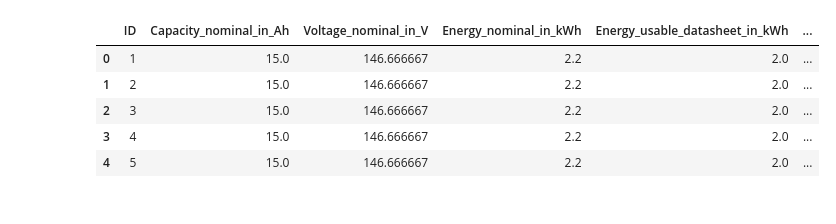
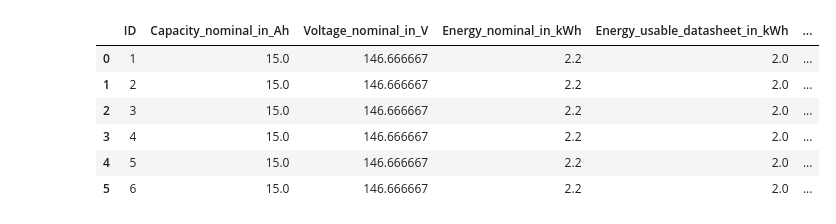
Before and after one commit to tamoghnabh/Shadow-Project, a Jupyter notebook: eoc_eod_filter.ipynb, the cells around one changed output. Saved outputs shown, nothing was run; the diff lists cells and outputs as text; code cells hidden in the pictures.

```diff
--- a/eoc_eod_filter.ipynb
+++ b/eoc_eod_filter.ipynb
@@ -12,14 +16,15 @@ from eoc_eod_functions import *
 cap_tests = pd.read_excel('/home/tamoghna/Matlab/Mehran_stuff/Metadata_and_Code/00_Data/00_Metadata/Capacity_Tests.xlsx')
 systems_md = pd.read_excel('/home/tamoghna/Matlab/Mehran_stuff/Metadata_and_Code/00_Data/00_Metadata/Metadata_Systems.xlsx')
 # %%
-systems_md.head()
+systems_md.head(6)
 # %% [output]
 |  | ID | Capacity_nominal_in_Ah | Voltage_nominal_in_V | Energy_nominal_in_kWh | Energy_usable_datasheet_in_kWh | ... |
 | 0 | 1 | 15.0 | 146.666667 | 2.2 | 2.0 | ... |
 | 1 | 2 | 15.0 | 146.666667 | 2.2 | 2.0 | ... |
 | 2 | 3 | 15.0 | 146.666667 | 2.2 | 2.0 | ... |
 | 3 | 4 | 15.0 | 146.666667 | 2.2 | 2.0 | ... |
 | 4 | 5 | 15.0 | 146.666667 | 2.2 | 2.0 | ... |
+| 5 | 6 | 15.0 | 146.666667 | 2.2 | 2.0 | ... |
 # %%
 op_datapath_6 = '/home/tamoghna/Matlab/Mehran_stuff/Metadata_and_Code/00_Data/01_Operational_Data/Data_ID_06/06'
 op_datapath_7 = '/home/tamoghna/Matlab/Mehran_stuff/Metadata_and_Code/00_Data/01_Operational_Data/Data_ID_07/07'
```
Also changed, not shown: parts of 18 cells of this notebook, 2 other files.
